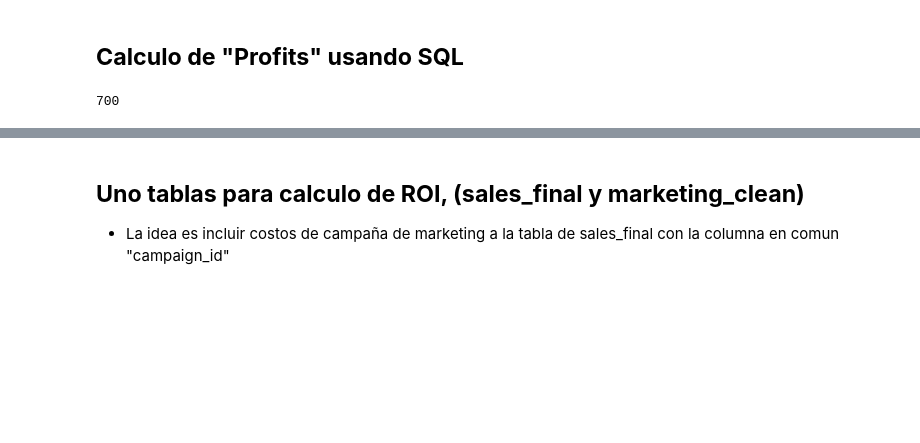
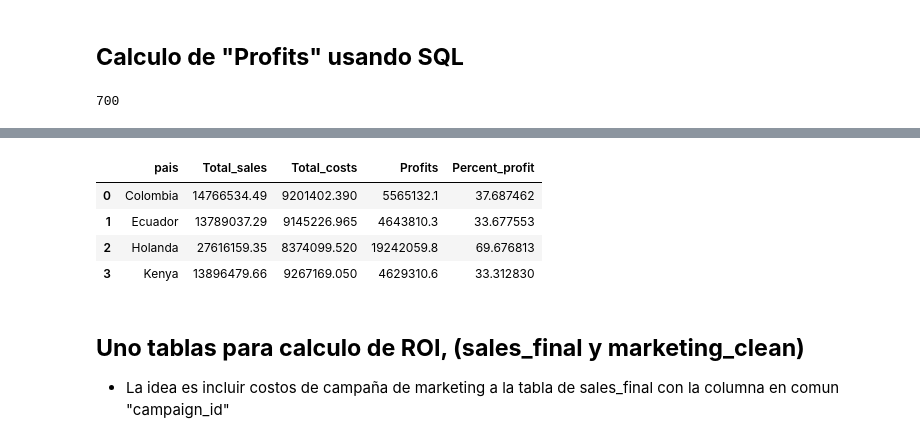
Before and after one commit to alexsandoval05/Revenue-sustainability-Chrysal, a Jupyter notebook: chrysal_profit_sustainability.ipynb, the cells around one changed output, grey strips where cells are left out. Drawn from its saved outputs; the diff is of its cells as text; code cells hidden in the pictures; blank space fills up the shorter version.

```diff
--- a/chrysal_profit_sustainability.ipynb
+++ b/chrysal_profit_sustainability.ipynb
@@ -787,3 +816,30 @@ resultado.head()
+# %%
+# SUM(uvb.valor_booking) - SUM(COALESCE(ucv.costo_total, 0)) AS gross_profit
+
+# Profit percentage per pais
+
+query = """
+SELECT DISTINCT
+    pais,
+    SUM(sales_revenue) AS Total_sales,
+    SUM(costo_total) AS Total_costs,
+    Round(SUM(sales_revenue)-SUM(costo_total),1) AS Profits,
+    (Round(SUM(sales_revenue)-SUM(costo_total),1) * 100.0) / NULLIF(SUM(sales_revenue), 0) AS Percent_profit
+FROM chrysal_sales
+where sales_revenue is not null
+GROUP BY pais
+
+"""
+
+resultado = pd.read_sql_query(query, conn)
+
+resultado.head()
+# %% [output]
+|  | pais | Total_sales | Total_costs | Profits | Percent_profit |
+| 0 | Colombia | 14766534.49 | 9201402.390 | 5565132.1 | 37.687462 |
+| 1 | Ecuador | 13789037.29 | 9145226.965 | 4643810.3 | 33.677553 |
+| 2 | Holanda | 27616159.35 | 8374099.520 | 19242059.8 | 69.676813 |
+| 3 | Kenya | 13896479.66 | 9267169.050 | 4629310.6 | 33.312830 |
 # %% [markdown]
 ## **Uno tablas para calculo de ROI, (sales_final y marketing_clean)**
 
```
Also changed, not shown: parts of 11 cells of this notebook.
